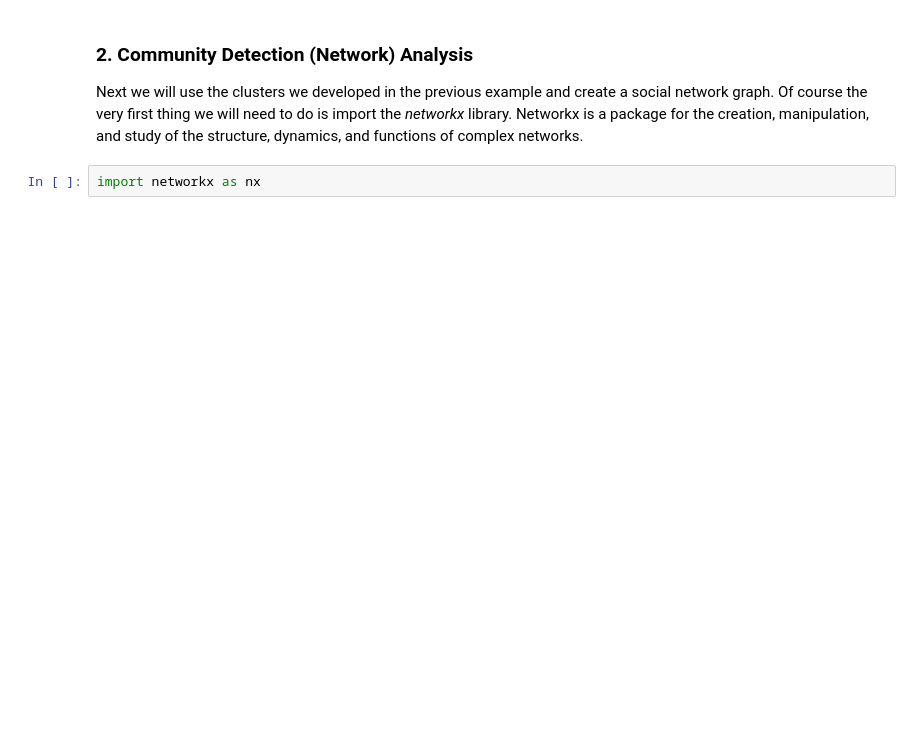
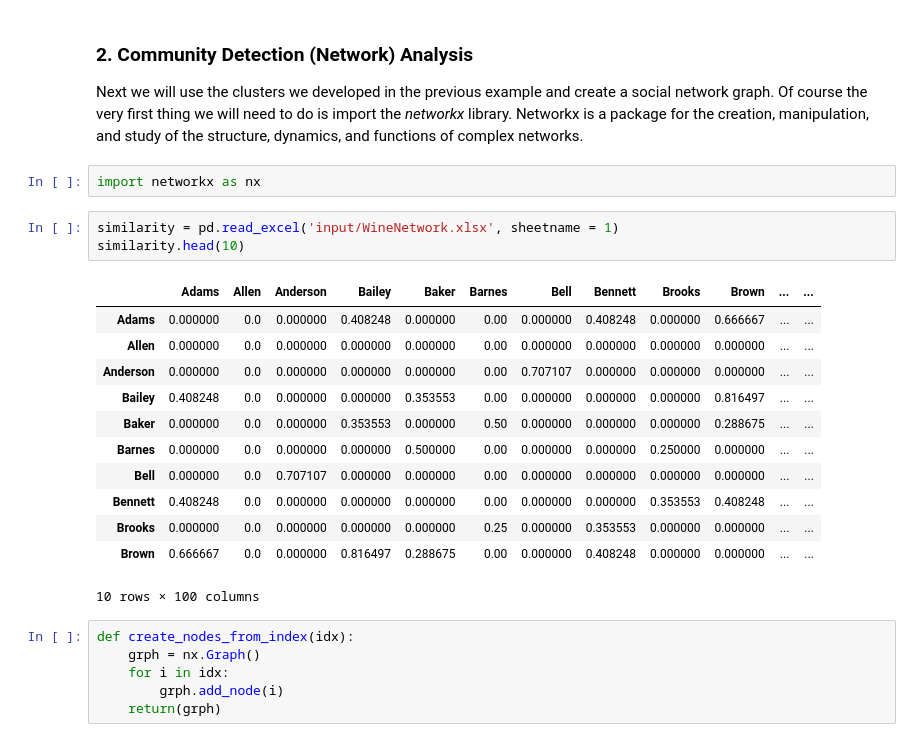
Before and after one commit to davidkrauza/business-analytics, a Jupyter notebook: unit-06/python/Unit-06-python-unit-04.ipynb, the cells around one changed output. Cells and saved outputs as stored; diff of their text form; blank space fills up the shorter version.

```diff
--- a/unit-06/python/Unit-06-python-unit-04.ipynb
+++ b/unit-06/python/Unit-06-python-unit-04.ipynb
@@ -124,3 +133,25 @@ Finally we use the seaborn graphing library to create a scatter plot of the clus
 Next we will use the clusters we developed in the previous example and create a social network graph. Of course the very first thing we will need to do is import the *networkx* library. Networkx is a package for the creation, manipulation, and study of the structure, dynamics, and functions of complex networks.
 # %%
 import networkx as nx
+# %%
+similarity = pd.read_excel('input/WineNetwork.xlsx', sheetname = 1)
+similarity.head(10)
+# %% [output]
+|  | Adams | Allen | Anderson | Bailey | Baker | Barnes | Bell | Bennett | Brooks | Brown | ... | ... |
+| Adams | 0.000000 | 0.0 | 0.000000 | 0.408248 | 0.000000 | 0.00 | 0.000000 | 0.408248 | 0.000000 | 0.666667 | ... | ... |
+| Allen | 0.000000 | 0.0 | 0.000000 | 0.000000 | 0.000000 | 0.00 | 0.000000 | 0.000000 | 0.000000 | 0.000000 | ... | ... |
+| Anderson | 0.000000 | 0.0 | 0.000000 | 0.000000 | 0.000000 | 0.00 | 0.707107 | 0.000000 | 0.000000 | 0.000000 | ... | ... |
+| Bailey | 0.408248 | 0.0 | 0.000000 | 0.000000 | 0.353553 | 0.00 | 0.000000 | 0.000000 | 0.000000 | 0.816497 | ... | ... |
+| Baker | 0.000000 | 0.0 | 0.000000 | 0.353553 | 0.000000 | 0.50 | 0.000000 | 0.000000 | 0.000000 | 0.288675 | ... | ... |
+| Barnes | 0.000000 | 0.0 | 0.000000 | 0.000000 | 0.500000 | 0.00 | 0.000000 | 0.000000 | 0.250000 | 0.000000 | ... | ... |
+| Bell | 0.000000 | 0.0 | 0.707107 | 0.000000 | 0.000000 | 0.00 | 0.000000 | 0.000000 | 0.000000 | 0.000000 | ... | ... |
+| Bennett | 0.408248 | 0.0 | 0.000000 | 0.000000 | 0.000000 | 0.00 | 0.000000 | 0.000000 | 0.353553 | 0.408248 | ... | ... |
+| Brooks | 0.000000 | 0.0 | 0.000000 | 0.000000 | 0.000000 | 0.25 | 0.000000 | 0.353553 | 0.000000 | 0.000000 | ... | ... |
+| Brown | 0.666667 | 0.0 | 0.000000 | 0.816497 | 0.288675 | 0.00 | 0.000000 | 0.408248 | 0.000000 | 0.000000 | ... | ... |
+10 rows × 100 columns
+# %%
+def create_nodes_from_index(idx):
+    grph = nx.Graph()
+    for i in idx:
+        grph.add_node(i)
+    return(grph)
```
Also changed, not shown: parts of 13 cells of this notebook.
